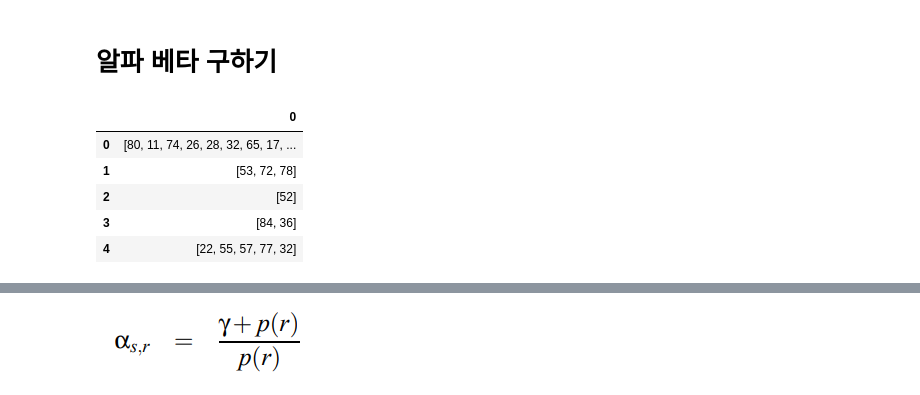
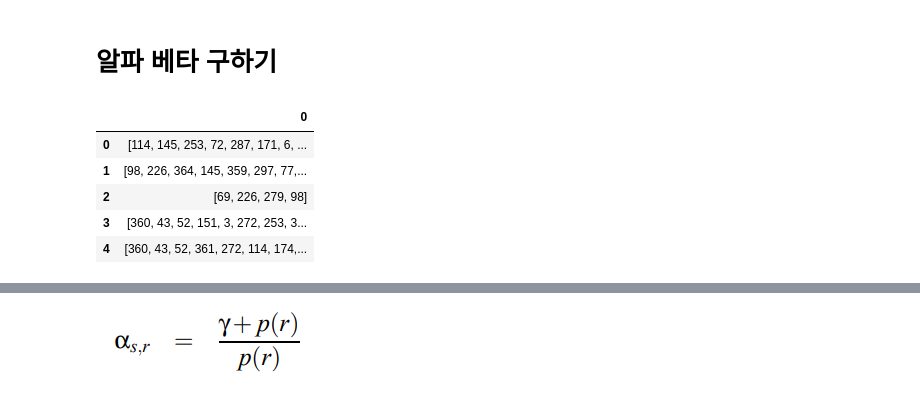
Before and after one commit to dsa950115/recommendation-system, a Jupyter notebook: MDP_based_recomm/MDP_based_recommend.ipynb, the cells around one changed output, grey strips where cells are left out. Drawn from its saved outputs; the diff is of its cells as text; code cells hidden in the pictures.

```diff
--- a/MDP_based_recomm/MDP_based_recommend.ipynb
+++ b/MDP_based_recomm/MDP_based_recommend.ipynb
@@ -162,0 +187,17 @@ defaultdict(dict,
+# %%
+# 임계점을 5%로 둠.
+
+for i in tr_predict:
+    ll = tr_predict[i].copy()
+    for j in tr_predict[i]:
+        if tr_predict[i][j] < 0.05:
+            del(ll[j])
+
+    tr_predict[i] = ll
+
+# 확률전이값으로 변경
+
+for i in tr_predict:
+    tr_predict[i] = tr_pre_fcn(tr_predict[i])
+
+tr_predict
@@ -162,0 +222,7 @@ defaultdict(dict,
+# %%
+state = set(tr_predict.keys())
+
+for i in tqdm(list(tr_predict.keys())):
+    state = state | set(tr_predict[i].keys())
+
+state
@@ -167,6 +255,8 @@ Image.open("image_01.png")
 # %% [output]
 [figure]
 # %%
+from tqdm.notebook import tqdm
+
 state = list(state)
 sim = defaultdict(dict)
 
@@ -182,7 +272,7 @@ def simfcn(a, b):
 
 # state간 similarity 구하기
 
-for i in range(len(state)):
+for i in tqdm(range(len(state))):
     for j in range(i+1, len(state)):
         s = simfcn(state[i], state[j])
         if s != 0:
@@ -204,7 +294,7 @@ def simcountfcn(s,s_p):
             ans += sim[s][s_i] * tr_predict[s_i][s_p]
     return ans
 
-for i in range(len(state)):
+for i in tqdm(range(len(state))):
     for j in range(i+1, len(state)):
         if (state[i][1:] == state[j][:-1]):
             op = simcountfcn(state[i], state[j])
@@ -307,30 +397,32 @@ defaultdict(dict,
 # %% [markdown]
 # 알파 베타 구하기
 # %%
+# 위에서 구한 item2idx를 활용
+
 def itemidxfcn(data):
     lst = []
-    for i in range(number_of_sample):
+    for i in tqdm(range(len(data))):
         lst2 = []
         a = data.loc[i,:]
         for v in a[a.isnull() == False].tolist():
             lst2.append(item2idx[v])
         lst.append(list(reversed(lst2)))
     return lst
 
 idxlst = itemidxfcn(data)
 idxlst
 
 idxlst = np.array(idxlst)
 
 df = pd.DataFrame(idxlst)
 df.head()
 # %% [output]
 |  | 0 |
-| 0 | [80, 11, 74, 26, 28, 32, 65, 17, ... |
-| 1 | [53, 72, 78] |
-| 2 | [52] |
-| 3 | [84, 36] |
-| 4 | [22, 55, 57, 77, 32] |
+| 0 | [114, 145, 253, 72, 287, 171, 6, ... |
+| 1 | [98, 226, 364, 145, 359, 297, 77,... |
+| 2 | [69, 226, 279, 98] |
+| 3 | [360, 43, 52, 151, 3, 272, 253, 3... |
+| 4 | [360, 43, 52, 361, 272, 114, 174,... |
 # %%
 # 각각의 item에 대한 prior distribution 구하기
 # item r이 구매된 개수 / 전체 아이템 개수
```
Also changed, not shown: parts of 25 cells of this notebook.
